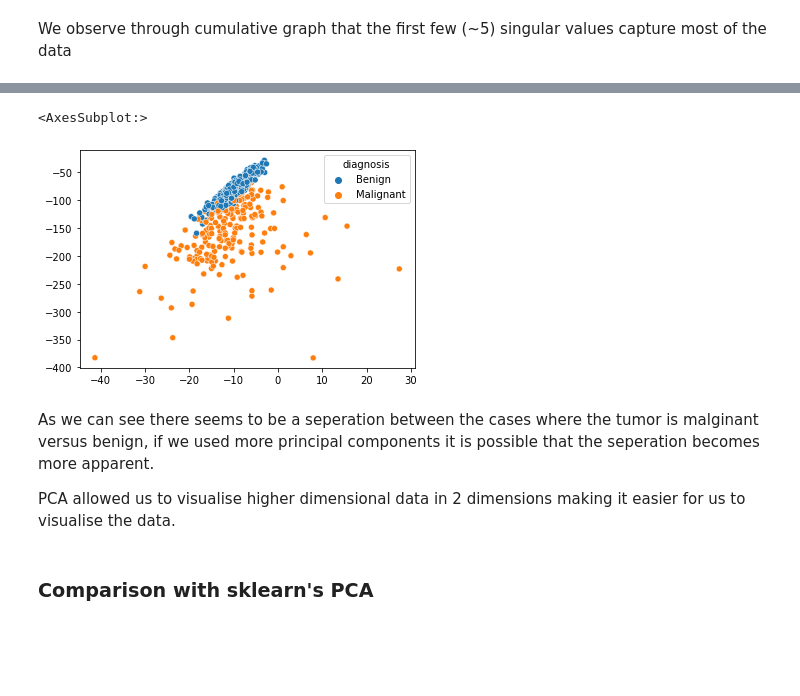
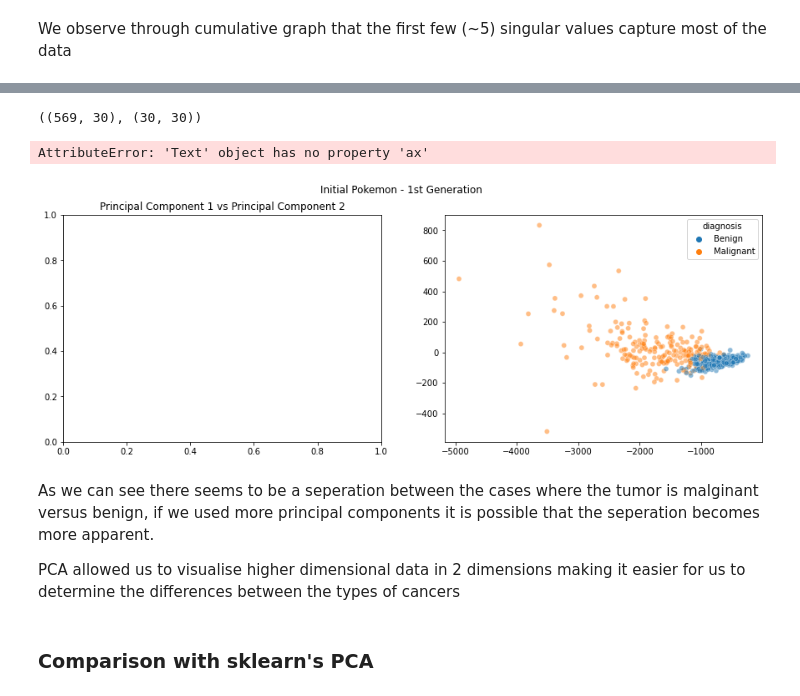
Before and after one commit to eshaansn/lin-alg, a Jupyter notebook: Singular Value Decomposition/Principal Component Analysis with SVD/Principal Component Analysis with SVD.ipynb, the cells around one changed output, grey strips where cells are left out. Saved outputs shown, nothing was run; the diff lists cells and outputs as text; code cells hidden in the pictures; blank space fills up the shorter version.

```diff
--- a/Singular Value Decomposition/Principal Component Analysis with SVD/Principal Component Analysis with SVD.ipynb
+++ b/Singular Value Decomposition/Principal Component Analysis with SVD/Principal Component Analysis with SVD.ipynb
@@ -96,29 +153,25 @@ We observe through cumulative graph that the first few (~5) singular values capt
 # %%
-fig2 = plt.figure()
-ax = fig2.add_subplot(111)
+display((X_arr.shape, V.shape))
 
-V = VT.T
-
-pca1 = []
-pca2 = []
-
-for j in range(X_arr.shape[0]):
-    pca1.append(X_arr[j,:] @ V[0,:])
-    pca2.append(X_arr[j,:] @ V[1,:])
-
-#     if y[j] == 'M':
-#         ax.scatter(pca1, pca2, marker='x', color='r', s=50, alpha=0.2)
-#     else:
-#         ax.scatter(pca1, pca2, marker='o', color='g', s=50, alpha=0.5)
-
-sns.scatterplot(x=pca1, y=pca2, hue=y.map({'M':'Malignant', 'B':'Benign'}))
+pca = U @ np.diag(S)
 # %% [output]
-<AxesSubplot:>
+((569, 30), (30, 30))
-[figure, removed]
+# %%
+fig, axes = plt.subplots(1, 2, figsize=(15, 5))
+fig.suptitle('Initial Pokemon - 1st Generation')
+
+sns.scatterplot(x=pca.T[0], y=pca.T[1], hue=y.map({'M':'Malignant', 'B':'Benign'}), alpha=0.5)
+axes[0].set_title('Principal Component 1 vs Principal Component 2', ax=axes[0])
+
+sns.scatterplot(x=pca.T[1], y=pca.T[2], hue=y.map({'M':'Malignant', 'B':'Benign'}), alpha=0.5)
+axes[1].set_title('Principal Component 2 vs Principal Component 3', ax=axes[1])
+# %% [output]
+AttributeError: 'Text' object has no property 'ax'
+[figure, added]
 # %% [markdown]
 As we can see there seems to be a seperation between the cases where the tumor is malginant versus benign, if we used more principal components it is possible that the seperation becomes more apparent.
 
-PCA allowed us to visualise higher dimensional data in 2 dimensions making it easier for us to visualise the data.
+PCA allowed us to visualise higher dimensional data in 2 dimensions making it easier for us to determine the differences between the types of cancers
 # %% [markdown]
 ### Comparison with sklearn's PCA
 # %%
```
Also changed, not shown: parts of 11 cells of this notebook.
